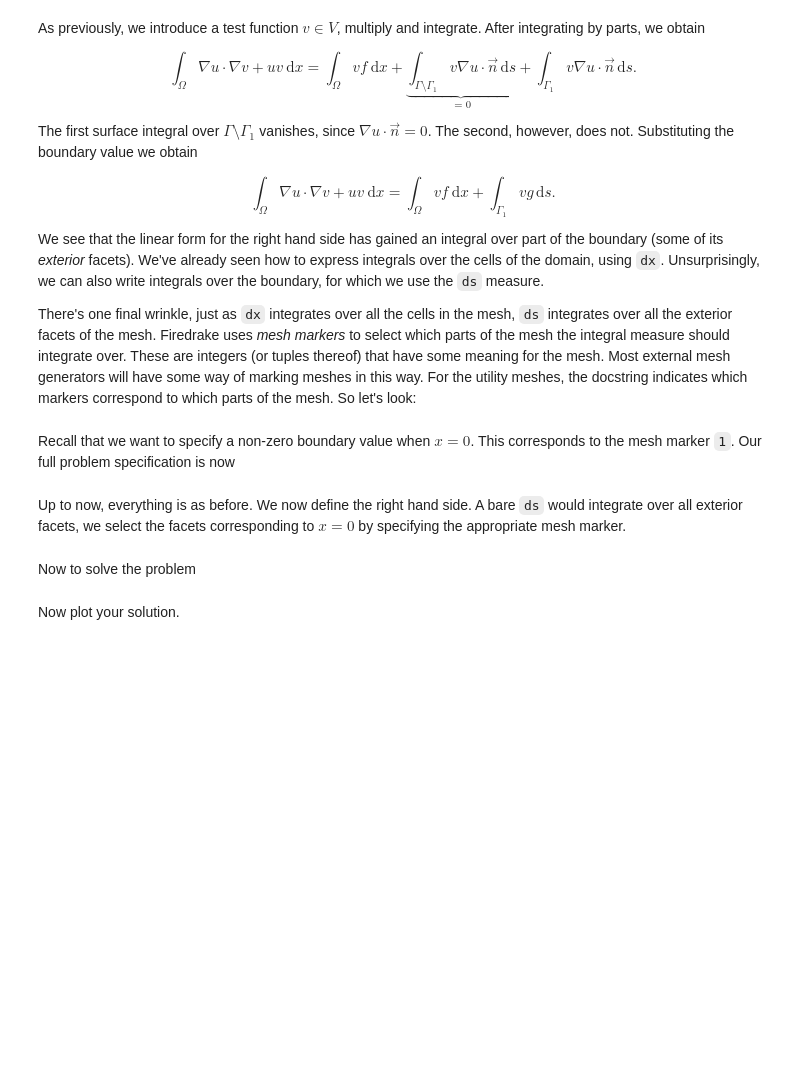
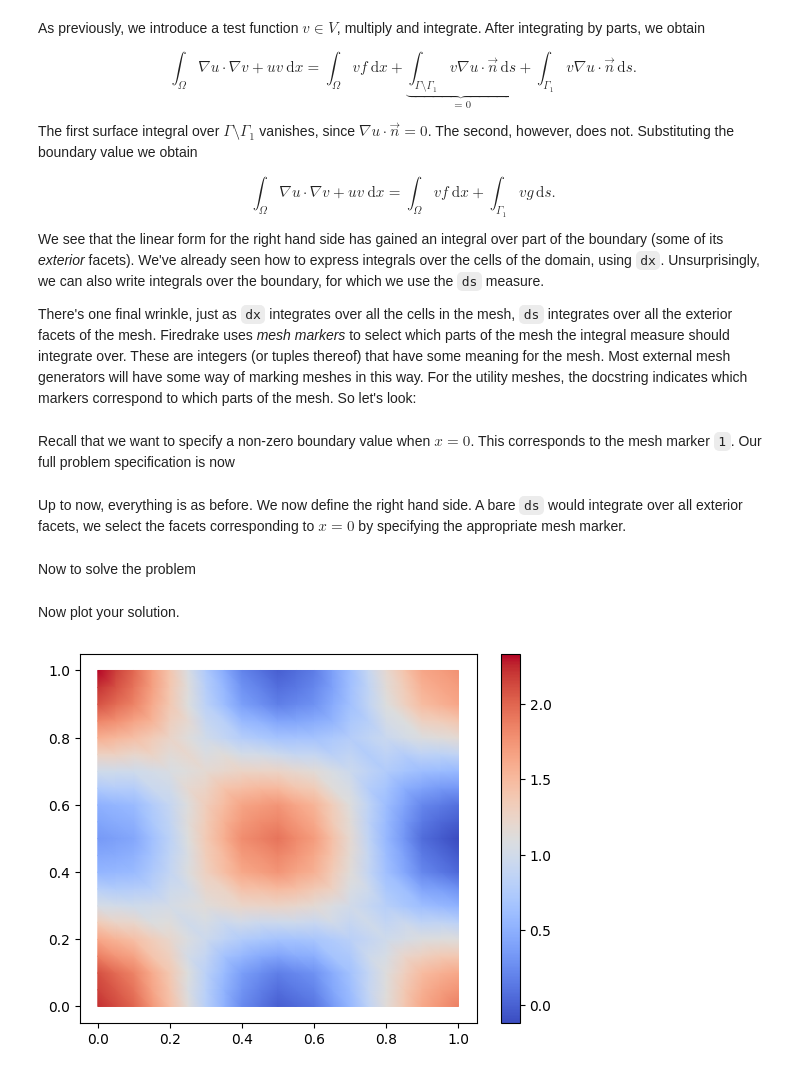
Before and after one commit to seknewna/Causal_Inference, a Jupyter notebook: 01-spd-helmholtz.ipynb, the cells around one changed output. Saved outputs shown, nothing was run; the diff lists cells and outputs as text; code cells hidden in the pictures; blank space fills up the shorter version.

```diff
--- a/01-spd-helmholtz.ipynb
+++ b/01-spd-helmholtz.ipynb
@@ -228,2 +267,8 @@ solve(a == L, uh, solver_parameters={'ksp_type': 'cg', 'pc_type': 'none'})
 # %% [markdown]
 Now plot your solution.
+# %%
+fig, axes = plt.subplots()
+collection = tripcolor(uh, axes=axes, cmap='coolwarm')
+fig.colorbar(collection);
+# %% [output]
+[figure, added]
```
Also changed, not shown: parts of 7 cells of this notebook.
